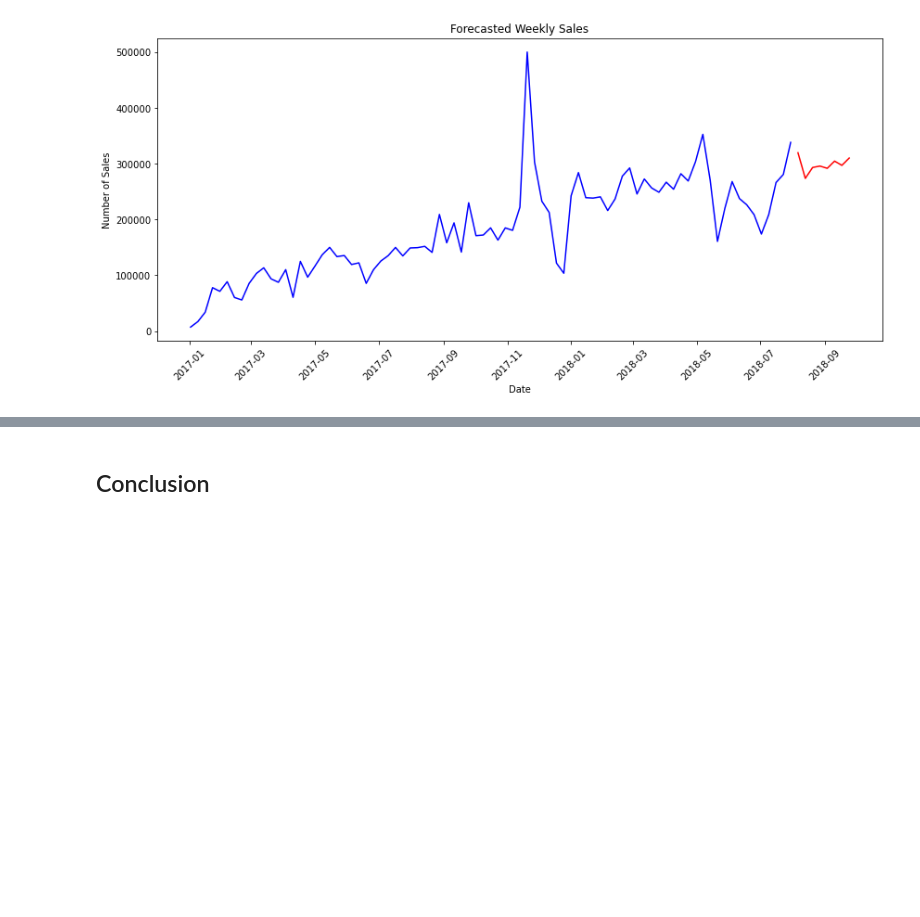
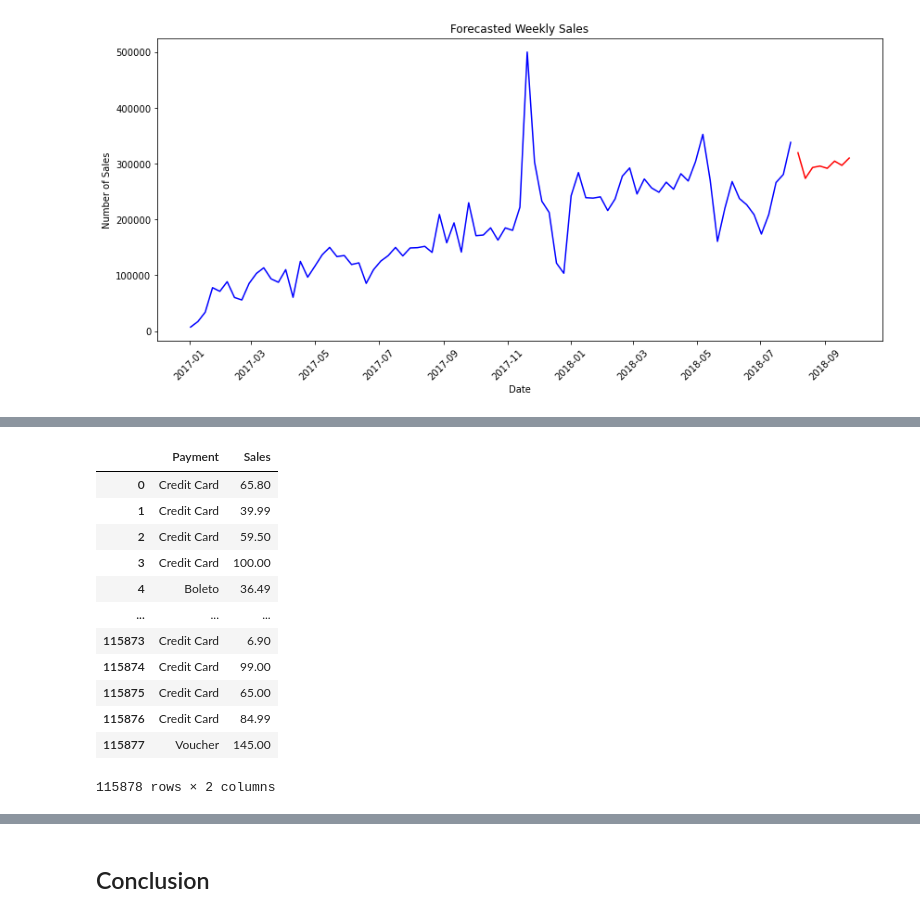
Before and after one commit to LeonidasY/master-ai-projects, a Jupyter notebook: ecommerce-analysis/ecommerce-analysis.ipynb, the cells around one changed output, grey strips where cells are left out. Saved outputs shown, nothing was run; the diff lists cells and outputs as text; code cells hidden in the pictures; blank space fills up the shorter version.

```diff
--- a/ecommerce-analysis/ecommerce-analysis.ipynb
+++ b/ecommerce-analysis/ecommerce-analysis.ipynb
@@ -373,0 +387,18 @@ Best Model Parameters: (2, 1, 3)
+# %%
+# Get the characteristics of the customer segments
+df = data[['Payment', 'Sales']].copy()
+df
+# %% [output]
+|  | Payment | Sales |
+| 0 | Credit Card | 65.80 |
+| 1 | Credit Card | 39.99 |
+| 2 | Credit Card | 59.50 |
+| 3 | Credit Card | 100.00 |
+| 4 | Boleto | 36.49 |
+| ... | ... | ... |
+| 115873 | Credit Card | 6.90 |
+| 115874 | Credit Card | 99.00 |
+| 115875 | Credit Card | 65.00 |
+| 115876 | Credit Card | 84.99 |
+| 115877 | Voucher | 145.00 |
+115878 rows × 2 columns
```
Also changed, not shown: parts of 11 cells of this notebook, 2 other files.
